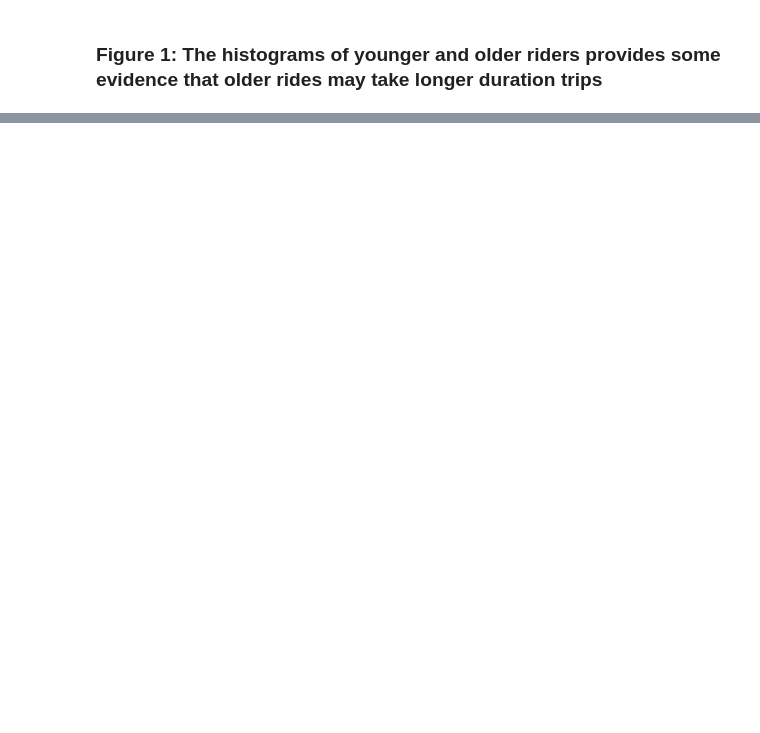
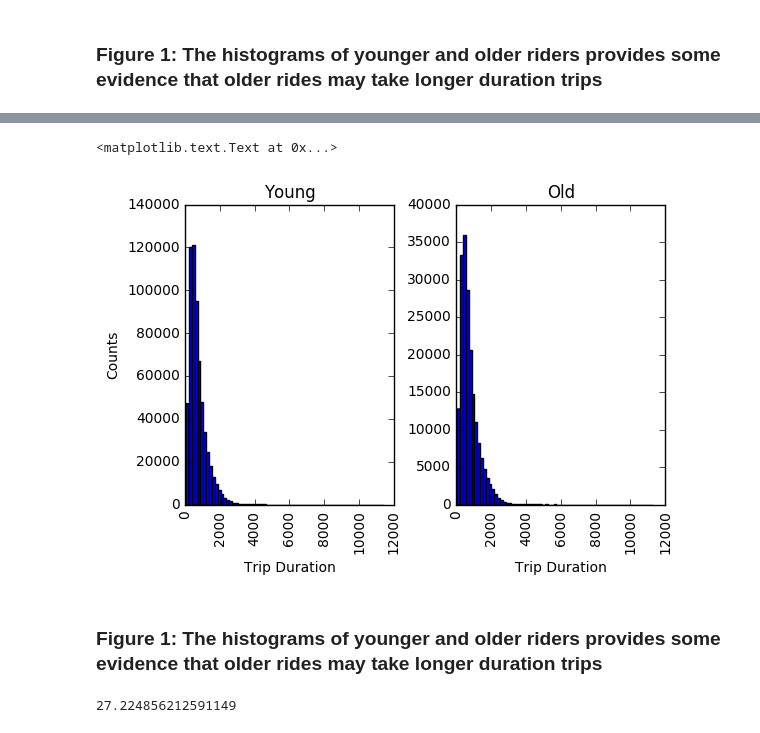
Before and after one commit to bsmiller25/PUI2016_bm2393, a Jupyter notebook: HW3_bm2393/Assignment2.ipynb, the cells around one changed output, grey strips where cells are left out. Cells and saved outputs as stored; diff of their text form; code cells hidden in the pictures; blank space fills up the shorter version.

```diff
--- a/HW3_bm2393/Assignment2.ipynb
+++ b/HW3_bm2393/Assignment2.ipynb
@@ -147,0 +169,3 @@ h[1].set_title("Old")
+# %%
+df_small = df_small.dropna()
+df_small.head()
@@ -147,0 +179,2 @@ h[1].set_title("Old")
+# %%
+df_small['age'] = 2015 - df_small['birth year']
@@ -147,0 +195,11 @@ h[1].set_title("Old")
+# %%
+df_small['old'] = 1 * df_small.age >=48
+# %%
+#remove outlier ages
+sd_threshold = 4
+df_small = df_small[abs(df_small.age - df_small.age.mean()) < (sd_threshold * df_small.age.std())]
+df_small.describe()
+
+#remove outlier trip durations
+df_small = df_small[abs(df_small.tripduration - df_small.tripduration.mean()) < (sd_threshold * df_small.tripduration.std())]
+df_small.describe()
@@ -147,0 +216,21 @@ h[1].set_title("Old")
+# %%
+h = df_small.hist(column = 'tripduration',by = 'old', bins = 69)
+h[0].set_xlabel('Trip Duration')
+h[1].set_xlabel('Trip Duration')
+h[0].set_ylabel('Counts')
+h[1].set_ylabel('')
+h[0].set_title("Young")
+h[1].set_title("Old")
+# %% [output]
+<matplotlib.text.Text at 0x...>
+[figure, added]
+# %% [markdown]
+### Figure 1: The histograms of younger and older riders provides some evidence that older rides may take longer duration trips
+# %%
+# T test
+
+(df_small.groupby('old').mean().tripduration[1] - df_small.groupby('old').mean().tripduration[0]) / \
+np.sqrt(df_small.groupby('old').std().tripduration[1]**2/df_small.groupby('old').count().tripduration[1] + \
+        df_small.groupby('old').std().tripduration[0]**2/df_small.groupby('old').count().tripduration[0])
+# %% [output]
+27.224856212591149
```
Also changed, not shown: parts of 16 cells of this notebook.
